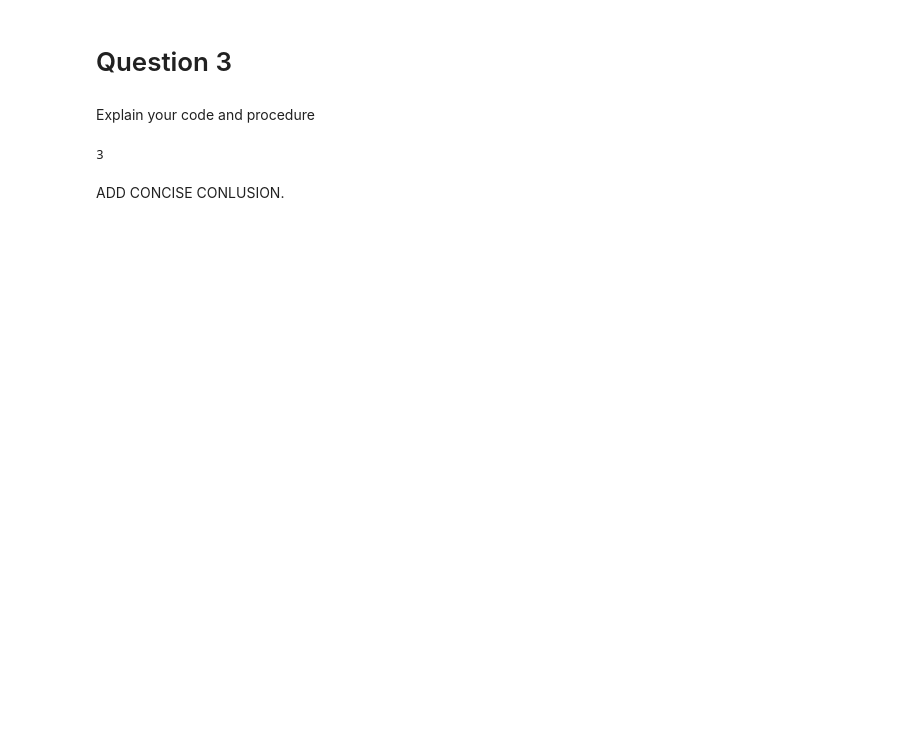
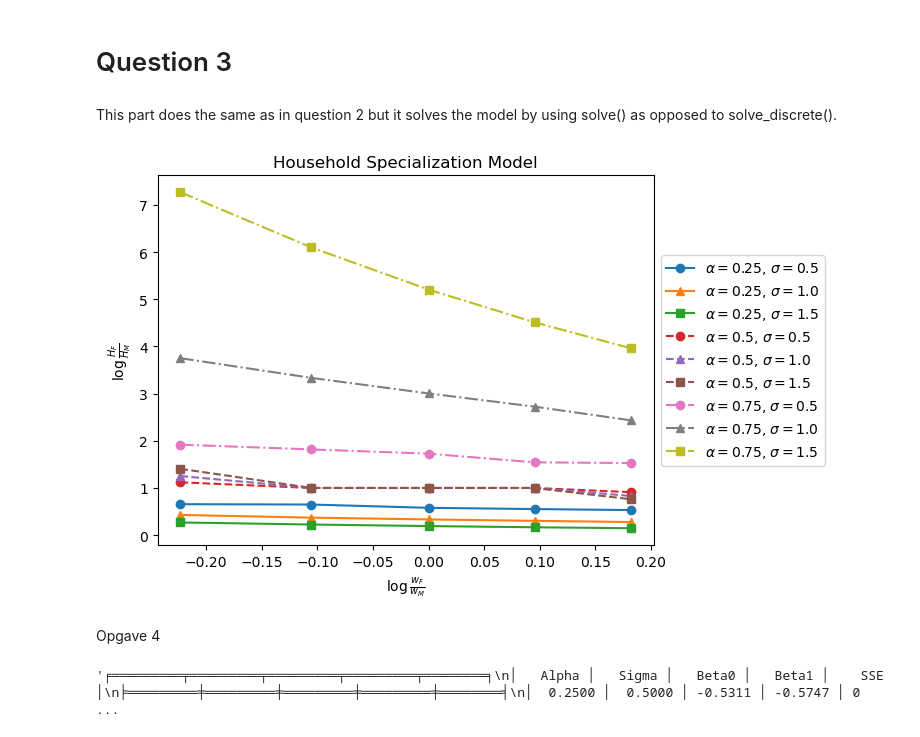
Before and after one commit to NumEconCopenhagen/projects-2023-philx2-nico, a Jupyter notebook: inauguralproject/inauguralproject.ipynb, the cells around one changed output. Cells and saved outputs as stored; diff of their text form; code cells hidden in the pictures; blank space fills up the shorter version.

Commit message:
Tilføjet noget af opgave 4

```diff
--- a/inauguralproject/inauguralproject.ipynb
+++ b/inauguralproject/inauguralproject.ipynb
@@ -97,15 +108,53 @@ plt.show()
 # %% [markdown]
 # Question 3
-# %% [markdown]
-Explain your code and procedure
-# %%
-# code
-
-a=1
-b=2
-c=a+b
-print(c)
-# %% [output]
-3
-# %% [markdown]
-ADD CONCISE CONLUSION.
+# %% [markdown]
+This part does the same as in question 2 but it solves the model by using solve() as opposed to solve_discrete().
+# %%
+model = HouseholdSpecializationModelClass()
+
+alpha_list = [0.25, 0.5, 0.75]
+sigma_list = [0.5, 1.0, 1.5]
+wF_list = [0.8, 0.9, 1.0, 1.1, 1.2]
+
+results_list = []
+
+for alpha in alpha_list:
+    for sigma in sigma_list:
+        for wF in wF_list:
+            # Modify the values of alpha, sigma, and wF in the model
+            model.par.alpha = alpha
+            model.par.sigma = sigma
+            model.par.wF = wF
+
+            # Solve the model
+            results = model.solve()
+            ratio = results.HF / results.HM
+
+            results_list.append((alpha, sigma, wF, ratio))
+
+# Plot the results
+markers = ['o', '^', 's', 'd', 'x']
+styles = ['-', '--', '-.', ':']
+for i, alpha in enumerate(alpha_list):
+    for j, sigma in enumerate(sigma_list):
+        mask = [(r[0]==alpha) and (r[1]==sigma) for r in results_list]
+        wF_arr, ratio_arr = zip(*[r[2:] for r in np.array(results_list)[mask]])
+        plt.plot(np.log(np.array(wF_arr)/model.par.wM), ratio_arr, marker=markers[j], linestyle=styles[i], label=f'$\\alpha={alpha}$, $\\sigma={sigma}$')
+
+plt.xlabel('$\\log\\frac{w_F}{w_M}$')
+plt.ylabel('$\\log\\frac{H_F}{H_M}$')
+plt.title('Household Specialization Model')
+
+# Create a separate legend outside of the plot area
+plt.legend(loc='center left', bbox_to_anchor=(1.0, 0.5))
+
+plt.show()
+# %% [output]
+[figure, added]
+# %% [markdown]
+Opgave 4
+# %%
+model = HouseholdSpecializationModelClass()
+model.run_regression()
+# %% [output]
+'╒═════════╤═════════╤═════════╤═════════╤════════╕\n│   Alpha │   Sigma │   Beta0 │   Beta1 │    SSE │\n╞═════════╪═════════╪═════════╪═════════╪════════╡\n│  0.2500 │  0.5000 │ -0.5311 │ -0.5747 │ 0 ...
```
Also changed, not shown: parts of 5 cells of this notebook, 3 other files.
